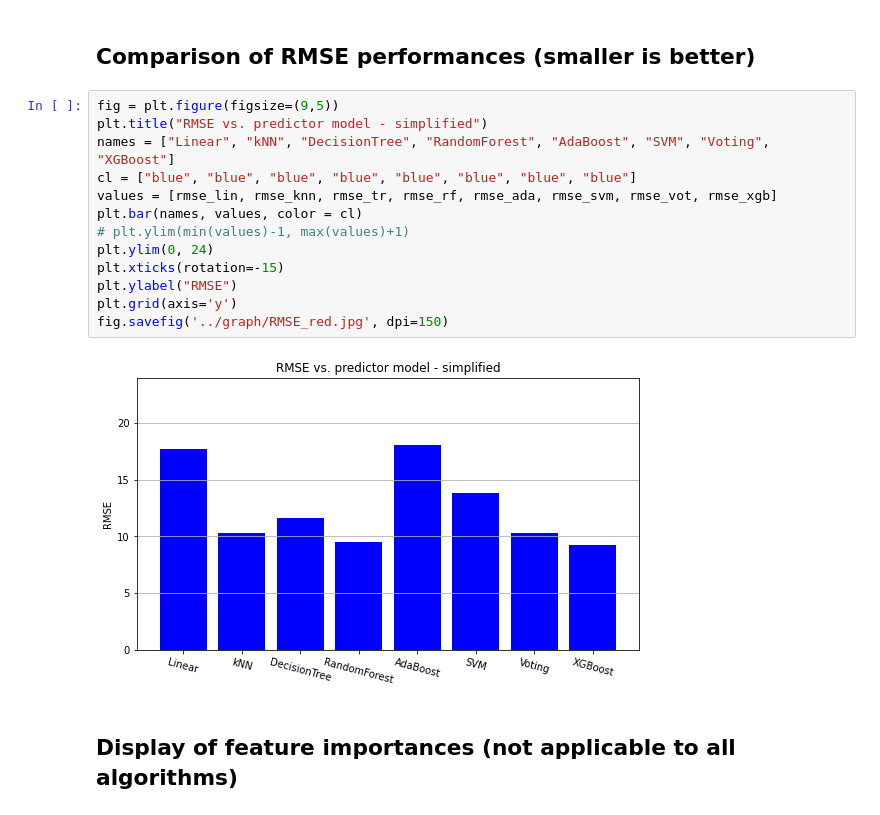
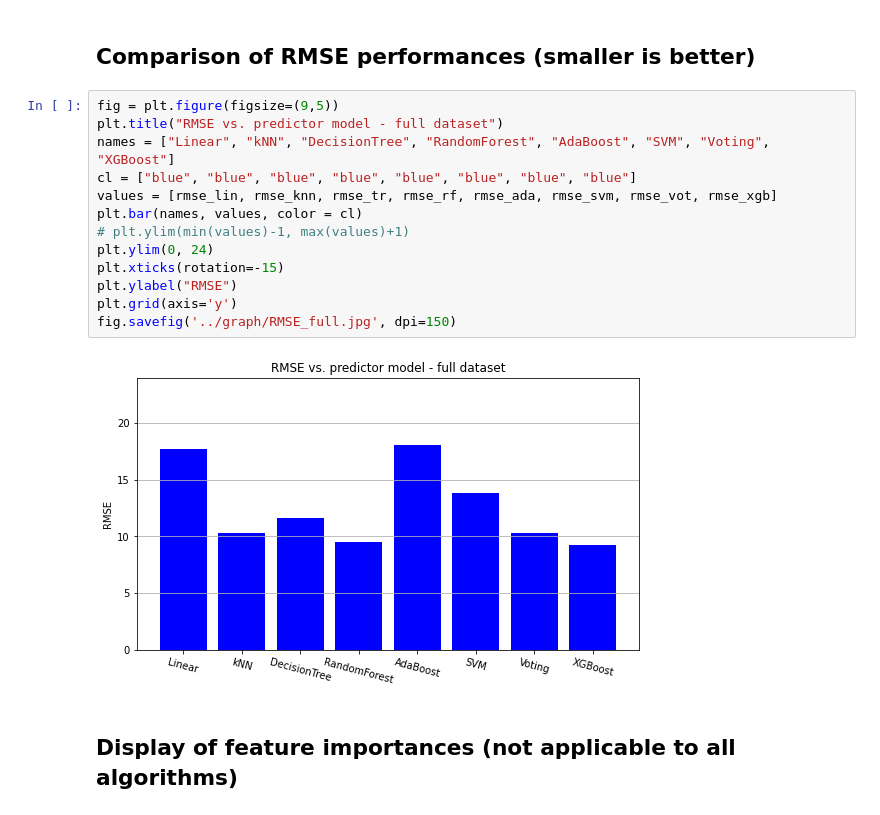
Before and after one commit to chschn/Superconductor, a Jupyter notebook: notepads/regfull.ipynb, the cells around one changed output. Drawn from its saved outputs; the diff is of its cells as text.

```diff
--- a/notepads/regfull.ipynb
+++ b/notepads/regfull.ipynb
@@ -135,19 +135,19 @@ fig.savefig('../graph/pred_cross_fulll.jpg', dpi=150)
 ## Comparison of RMSE performances (smaller is better)
 # %%
 fig = plt.figure(figsize=(9,5))
-plt.title("RMSE vs. predictor model - simplified")
+plt.title("RMSE vs. predictor model - full dataset")
 names = ["Linear", "kNN", "DecisionTree", "RandomForest", "AdaBoost", "SVM", "Voting", "XGBoost"]
 cl = ["blue", "blue", "blue", "blue", "blue", "blue", "blue", "blue"]
 values = [rmse_lin, rmse_knn, rmse_tr, rmse_rf, rmse_ada, rmse_svm, rmse_vot, rmse_xgb]
 plt.bar(names, values, color = cl)
 # plt.ylim(min(values)-1, max(values)+1)
 plt.ylim(0, 24)
 plt.xticks(rotation=-15)
 plt.ylabel("RMSE")
 plt.grid(axis='y')
-fig.savefig('../graph/RMSE_red.jpg', dpi=150)
+fig.savefig('../graph/RMSE_full.jpg', dpi=150)
 # %% [output]
-[figure, old version]
+[figure, new version]
 # %% [markdown]
 ## Display of feature importances (not applicable to all algorithms)
 # %%
```
Also changed, not shown: parts of 1 cell of this notebook, 8 other files.
